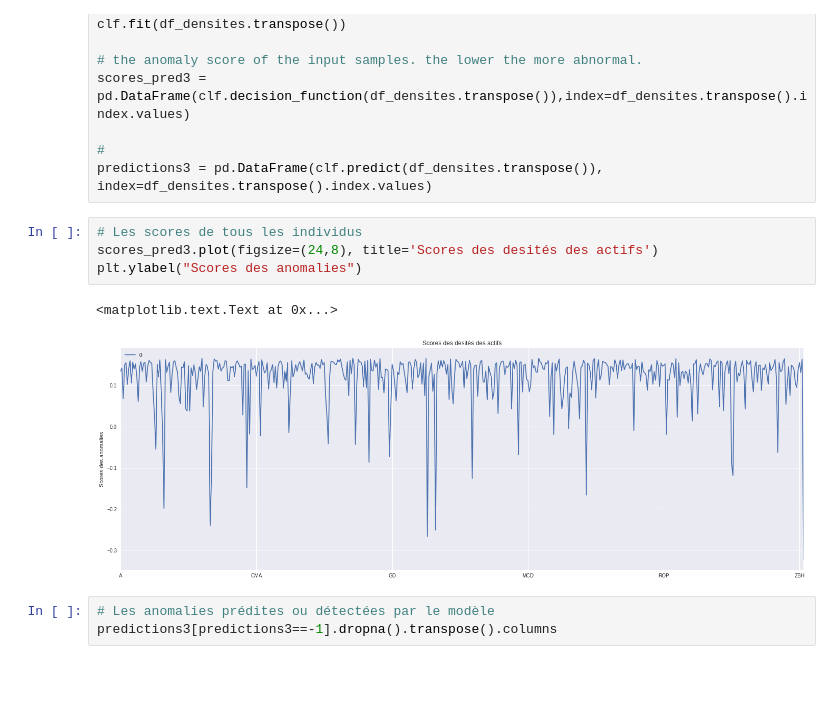
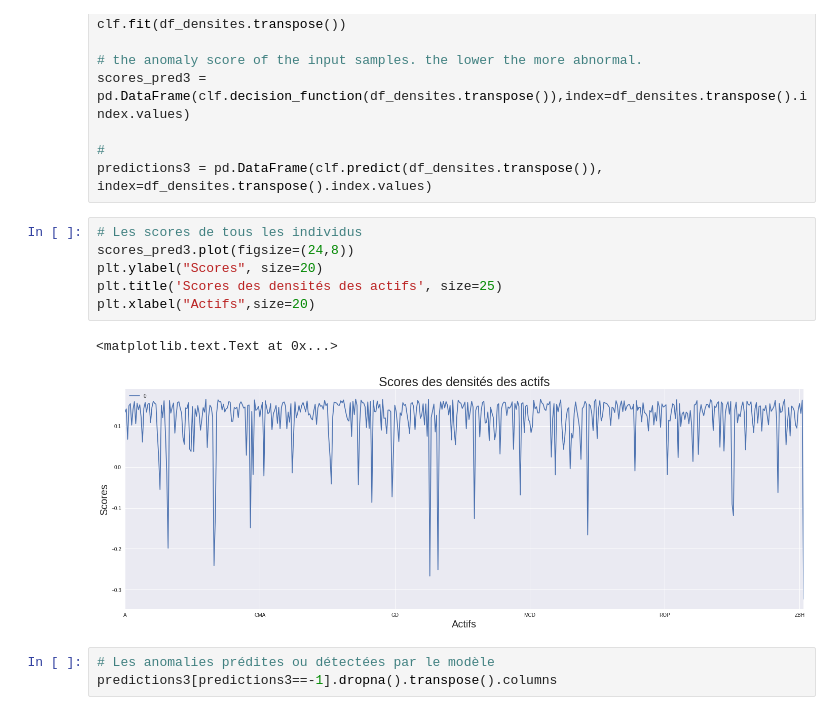
Before and after one commit to kevin0201/Isolation_Actifs, a Jupyter notebook: financial_data.ipynb, the cells around one changed output. Drawn from its saved outputs; the diff is of its cells as text; blank space fills up the shorter version.

```diff
--- a/financial_data.ipynb
+++ b/financial_data.ipynb
@@ -231,11 +231,13 @@ scores_pred3 = pd.DataFrame(clf.decision_function(df_densites.transpose()),index
 predictions3 = pd.DataFrame(clf.predict(df_densites.transpose()), index=df_densites.transpose().index.values)
 # %%
 # Les scores de tous les individus
-scores_pred3.plot(figsize=(24,8), title='Scores des desités des actifs')
-plt.ylabel("Scores des anomalies")
+scores_pred3.plot(figsize=(24,8))
+plt.ylabel("Scores", size=20)
+plt.title('Scores des densités des actifs', size=25)
+plt.xlabel("Actifs",size=20)
 # %% [output]
 <matplotlib.text.Text at 0x...>
-[figure, old version]
+[figure, new version]
 # %%
 # Les anomalies prédites ou détectées par le modèle
 predictions3[predictions3==-1].dropna().transpose().columns
```
Also changed, not shown: parts of 4 cells of this notebook.
